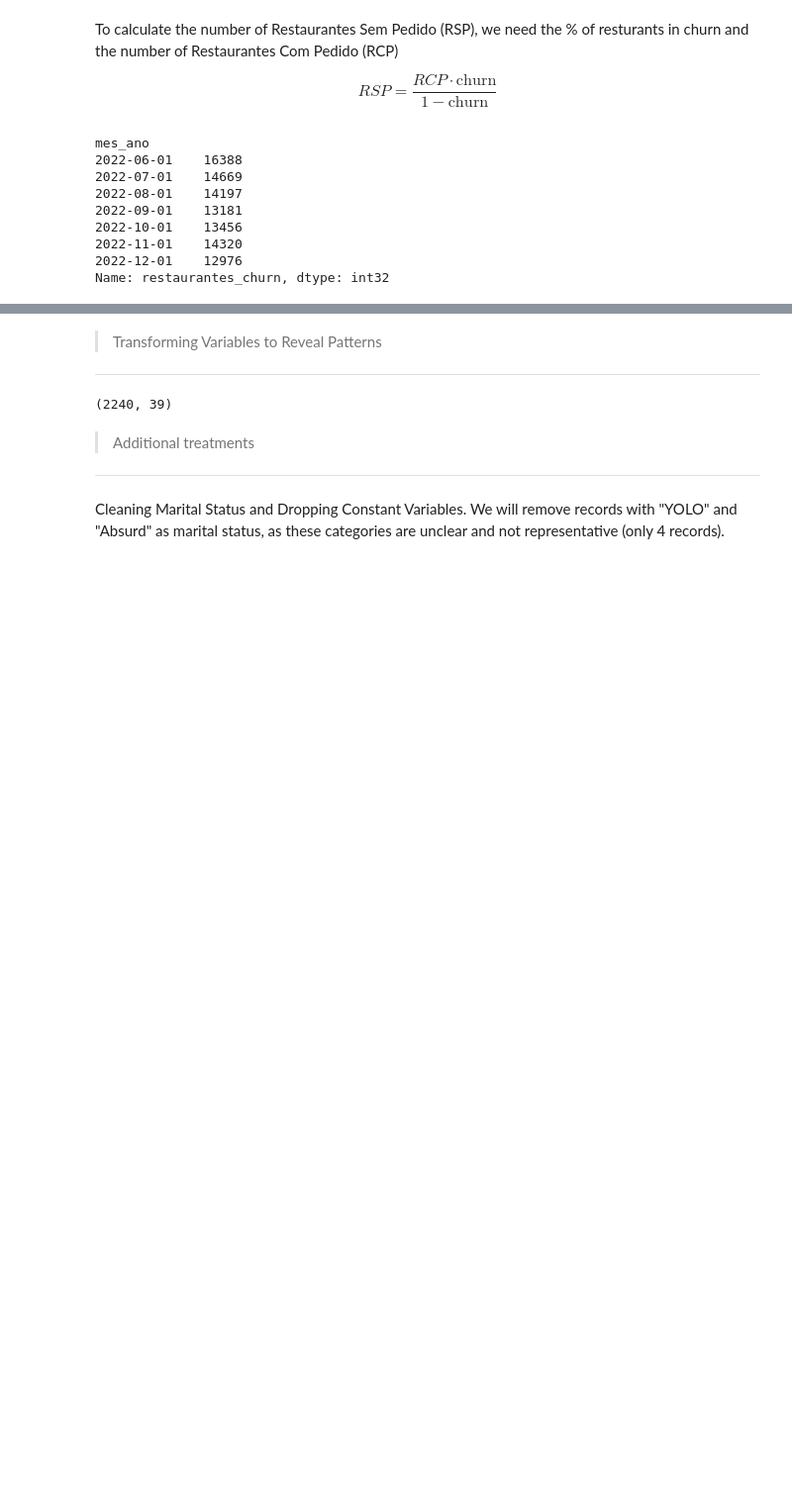
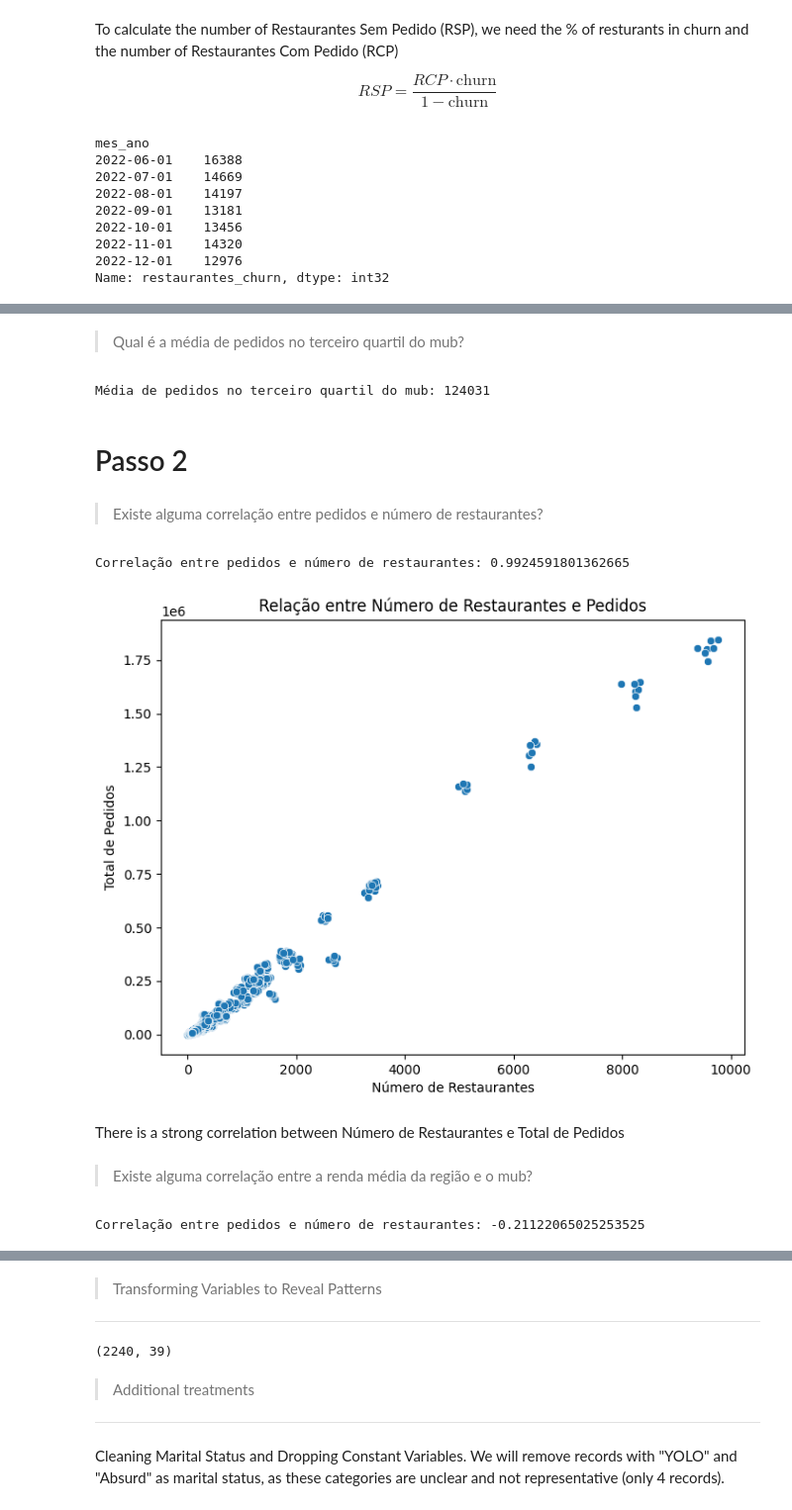
Before and after one commit to j4-metrics/Case-Ifood---Data-Analyst, a Jupyter notebook: PS_Ifood_Data_Analyst.ipynb, the cells around one changed output, grey strips where cells are left out. Shown at 99% size. Drawn from its saved outputs; the diff is of its cells as text; code cells hidden in the pictures; blank space fills up the shorter version.

Commit message:
completion of the first and second step

```diff
--- a/PS_Ifood_Data_Analyst.ipynb
+++ b/PS_Ifood_Data_Analyst.ipynb
@@ -150,0 +182,46 @@ Name: restaurantes_churn, dtype: int32
+# %% [markdown]
+> Qual é a média de pedidos no terceiro quartil do mub?
+# %%
+# Calculate the third quartile limit
+q3 = df['mub'].quantile(0.75)
+
+# Filter data to include only values on first quartile
+mub_q1 = df[df['mub'] > q3]
+
+# Calculate the average of pedidos for the third quartile of mub
+media_mub_q1 = round(mub_q1['pedidos'].mean())
+
+print(f"Média de pedidos no terceiro quartil do mub: {media_mub_q1}")
+# %% [output]
+Média de pedidos no terceiro quartil do mub: 124031
+# %% [markdown]
+# Passo 2
+# %% [markdown]
+> Existe alguma correlação entre pedidos e número de restaurantes?
+# %%
+# Calcular a correlação entre pedidos e número de restaurantes
+correlacao = df['pedidos'].corr(df['restaurantes'])
+
+print(f"Correlação entre pedidos e número de restaurantes: {correlacao}")
+# %% [output]
+Correlação entre pedidos e número de restaurantes: 0.9924591801362665
+# %%
+plt.figure(figsize=(8, 6))
+sns.scatterplot(data=df, x='restaurantes', y='pedidos')
+plt.title('Relação entre Número de Restaurantes e Pedidos')
+plt.xlabel('Número de Restaurantes')
+plt.ylabel('Total de Pedidos')
+plt.show()
+# %% [output]
+[figure, added]
+# %% [markdown]
+There is a strong correlation between Número de Restaurantes e Total de Pedidos
+# %% [markdown]
+> Existe alguma correlação entre a renda média da região e o mub?
+# %%
+# Calcular a correlação entre pedidos e número de restaurantes
+correlacao = df['mub'].corr(df['renda_media'])
+
+print(f"Correlação entre pedidos e número de restaurantes: {correlacao}")
+# %% [output]
+Correlação entre pedidos e número de restaurantes: -0.21122065025253525
```
Also changed, not shown: parts of 10 cells of this notebook.
